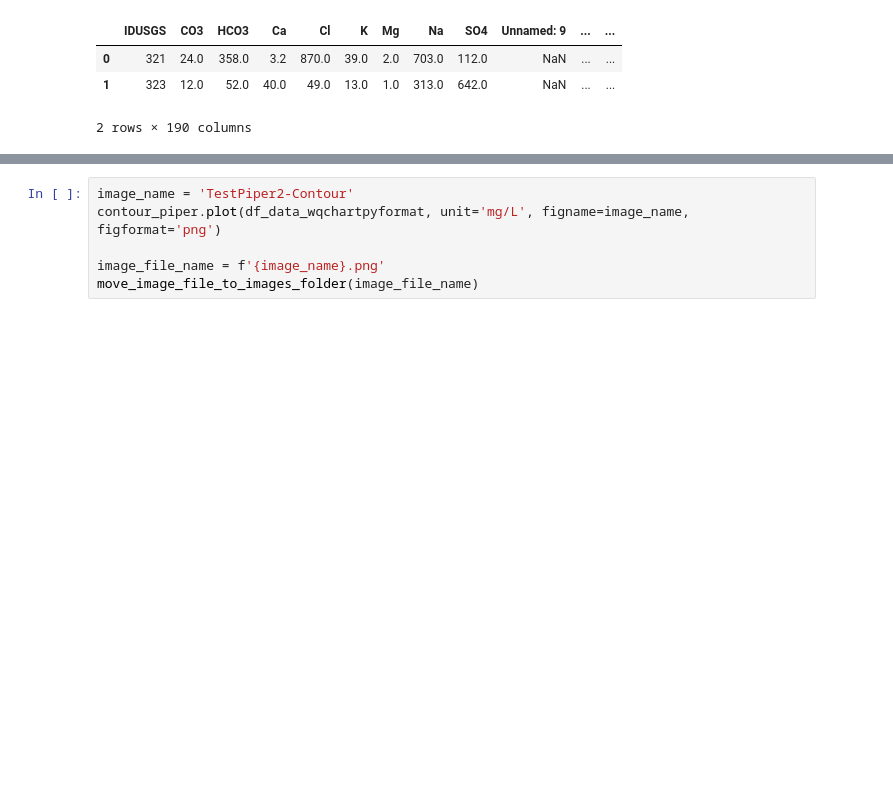
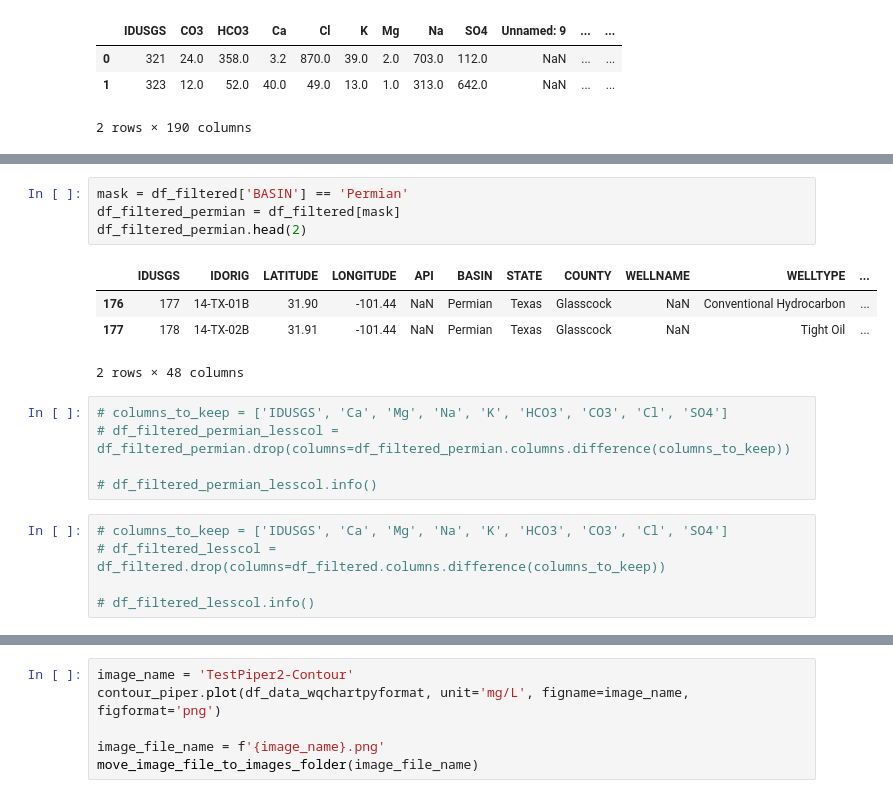
Before and after one commit to bsvab/produced-water-chemistry, a Jupyter notebook: notebooks/produced_water_chemistry-brittany.ipynb, the cells around one changed output, grey strips where cells are left out. Cells and saved outputs as stored; diff of their text form; blank space fills up the shorter version.

```diff
--- a/notebooks/produced_water_chemistry-brittany.ipynb
+++ b/notebooks/produced_water_chemistry-brittany.ipynb
@@ -252,0 +274,19 @@ df_dirtyscrubdata.head(2)
+# %%
+mask = df_filtered['BASIN'] == 'Permian'
+df_filtered_permian = df_filtered[mask]
+df_filtered_permian.head(2)
+# %% [output]
+|  | IDUSGS | IDORIG | LATITUDE | LONGITUDE | API | BASIN | STATE | COUNTY | WELLNAME | WELLTYPE | ... |
+| 176 | 177 | 14-TX-01B | 31.90 | -101.44 | NaN | Permian | Texas | Glasscock | NaN | Conventional Hydrocarbon | ... |
+| 177 | 178 | 14-TX-02B | 31.91 | -101.44 | NaN | Permian | Texas | Glasscock | NaN | Tight Oil | ... |
+2 rows × 48 columns
+# %%
+# columns_to_keep = ['IDUSGS', 'Ca', 'Mg', 'Na', 'K', 'HCO3', 'CO3', 'Cl', 'SO4']
+# df_filtered_permian_lesscol = df_filtered_permian.drop(columns=df_filtered_permian.columns.difference(columns_to_keep))
+
+# df_filtered_permian_lesscol.info()
+# %%
+# columns_to_keep = ['IDUSGS', 'Ca', 'Mg', 'Na', 'K', 'HCO3', 'CO3', 'Cl', 'SO4']
+# df_filtered_lesscol = df_filtered.drop(columns=df_filtered.columns.difference(columns_to_keep))
+
+# df_filtered_lesscol.info()
```
Also changed, not shown: parts of 7 cells of this notebook, 1 other file.
